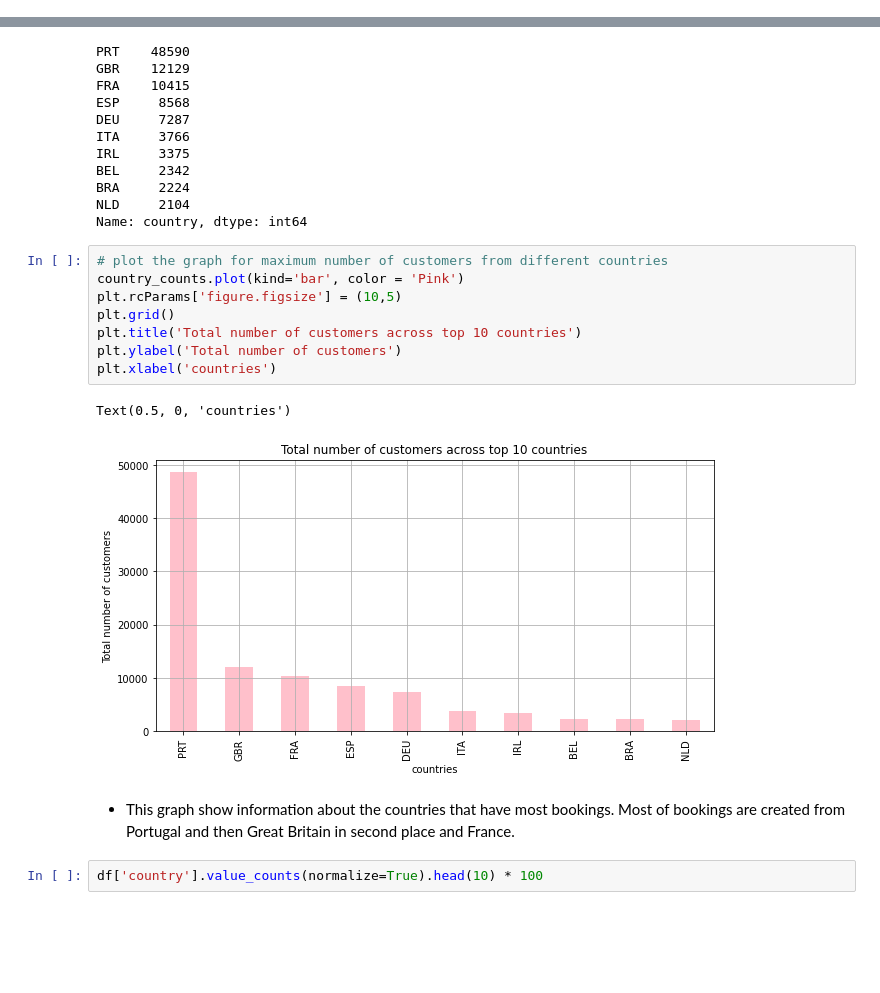
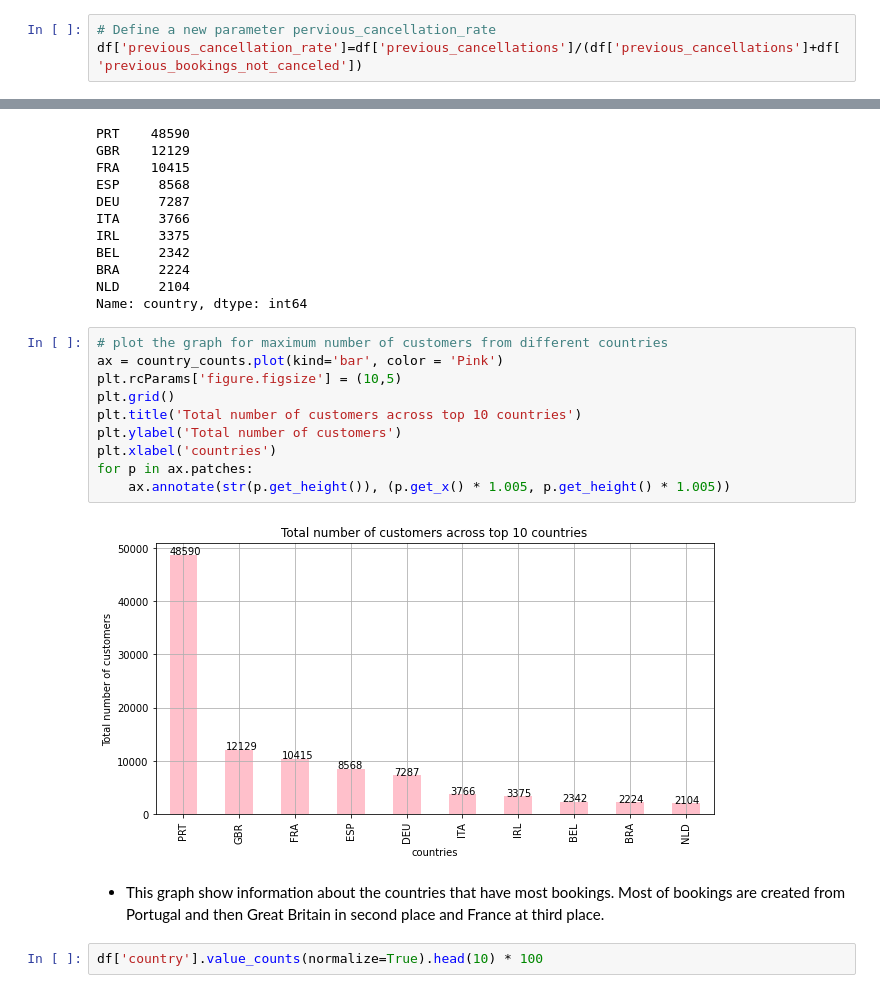
Before and after one commit to KK-Niraj/Hotel-Booking-Analysis, a Jupyter notebook: Hotel_Booking_Analysis_Capstone_Project.ipynb, the cells around one changed output, grey strips where cells are left out. Cells and saved outputs as stored; diff of their text form; blank space fills up the shorter version.

```diff
--- a/Hotel_Booking_Analysis_Capstone_Project.ipynb
+++ b/Hotel_Booking_Analysis_Capstone_Project.ipynb
@@ -238,0 +320,3 @@ Text(0.5, 0, 'Booking Cancelled (No = 0, Yes = 1)')
+# %%
+# Define a new parameter pervious_cancellation_rate
+df['previous_cancellation_rate']=df['previous_cancellations']/(df['previous_cancellations']+df['previous_bookings_not_canceled'])
@@ -515,17 +657,18 @@ NLD     2104
 Name: country, dtype: int64
 # %%
 # plot the graph for maximum number of customers from different countries
-country_counts.plot(kind='bar', color = 'Pink')
+ax = country_counts.plot(kind='bar', color = 'Pink')
 plt.rcParams['figure.figsize'] = (10,5)
 plt.grid()
 plt.title('Total number of customers across top 10 countries')
 plt.ylabel('Total number of customers')
 plt.xlabel('countries')
+for p in ax.patches:
+    ax.annotate(str(p.get_height()), (p.get_x() * 1.005, p.get_height() * 1.005))
 # %% [output]
-Text(0.5, 0, 'countries')
-[figure, old version]
+[figure, new version]
 # %% [markdown]
-*   This graph show information about the countries that have most bookings. Most of bookings are created from Portugal and then Great Britain in second place and France.
+*   This graph show information about the countries that have most bookings. Most of bookings are created from Portugal and then Great Britain in second place and France at third place.
 # %%
 df['country'].value_counts(normalize=True).head(10) * 100
 # %% [output]
```
Also changed, not shown: parts of 61 cells of this notebook.
